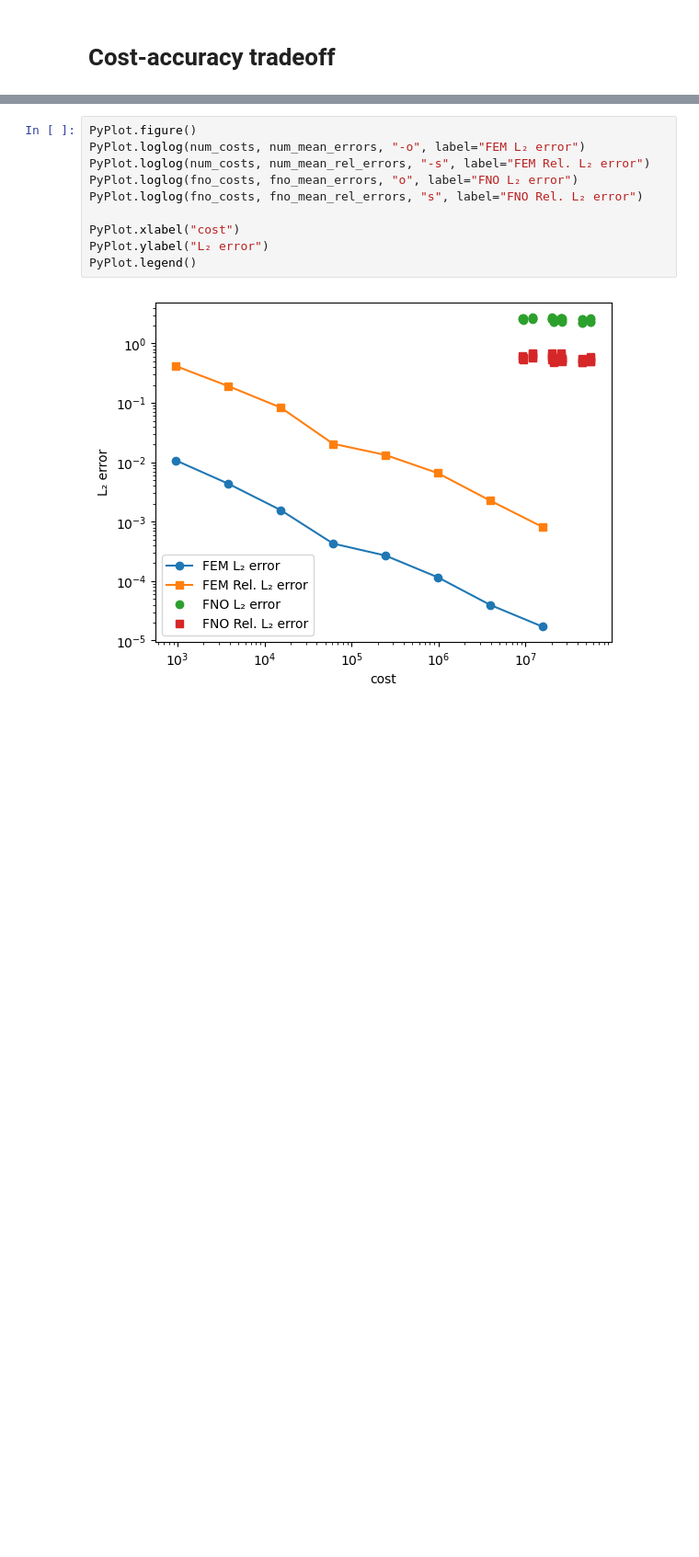
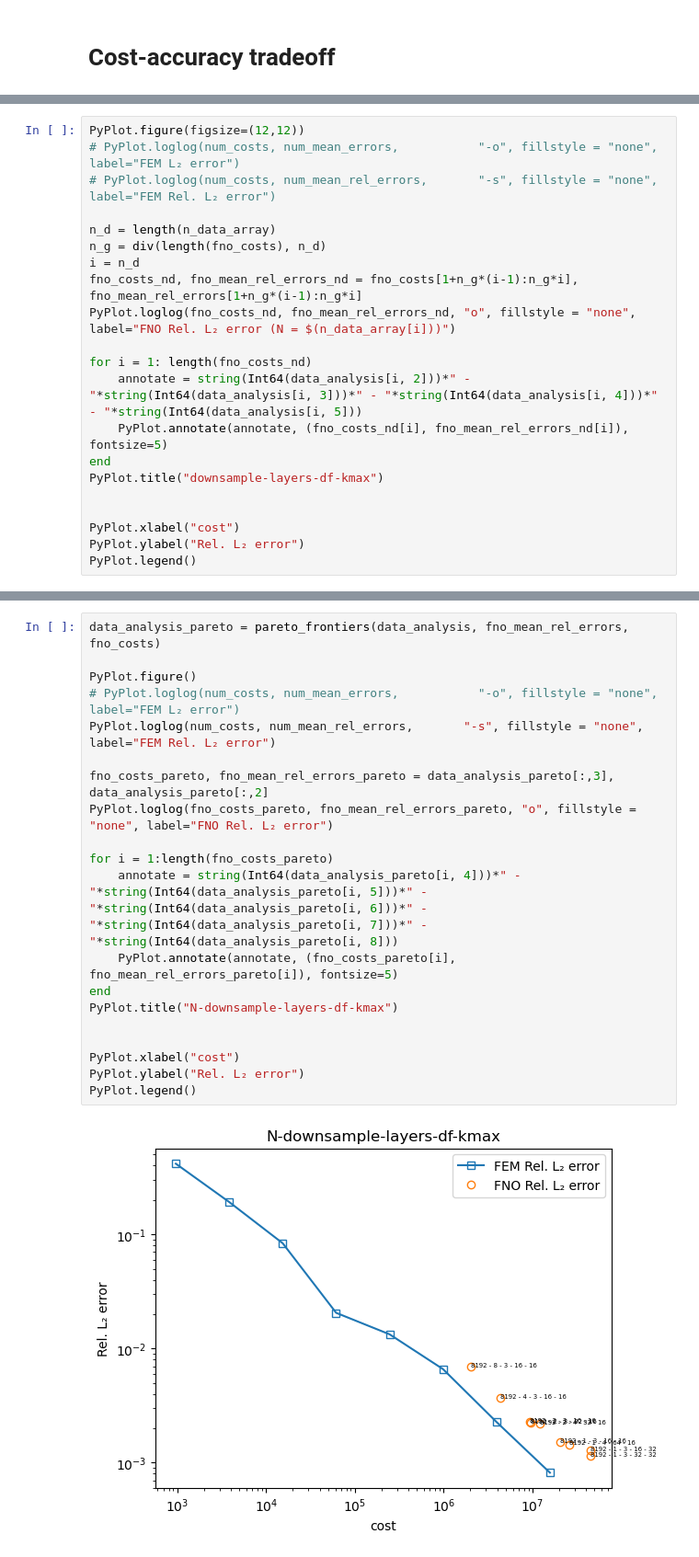
Before and after one commit to PKU-CMEGroup/NeuralOperator, a Jupyter notebook: eq1d/eq1d_na.ipynb, the cells around one changed output, grey strips where cells are left out. Shown at 92% size. Saved outputs shown, nothing was run; the diff lists cells and outputs as text; blank space fills up the shorter version.

```diff
--- a/eq1d/eq1d_na.ipynb
+++ b/eq1d/eq1d_na.ipynb
@@ -205,0 +698,21 @@ fno_costs = data_analysis[:, end];
+# %%
+PyPlot.figure(figsize=(12,12))
+# PyPlot.loglog(num_costs, num_mean_errors,           "-o", fillstyle = "none", label="FEM L₂ error")
+# PyPlot.loglog(num_costs, num_mean_rel_errors,       "-s", fillstyle = "none", label="FEM Rel. L₂ error")
+
+n_d = length(n_data_array)
+n_g = div(length(fno_costs), n_d)
+i = n_d
+fno_costs_nd, fno_mean_rel_errors_nd = fno_costs[1+n_g*(i-1):n_g*i], fno_mean_rel_errors[1+n_g*(i-1):n_g*i]
+PyPlot.loglog(fno_costs_nd, fno_mean_rel_errors_nd, "o", fillstyle = "none", label="FNO Rel. L₂ error (N = $(n_data_array[i]))")
+
+for i = 1: length(fno_costs_nd)
+    annotate = string(Int64(data_analysis[i, 2]))*" - "*string(Int64(data_analysis[i, 3]))*" - "*string(Int64(data_analysis[i, 4]))*" - "*string(Int64(data_analysis[i, 5]))
+    PyPlot.annotate(annotate, (fno_costs_nd[i], fno_mean_rel_errors_nd[i]), fontsize=5)
+end
+PyPlot.title("downsample-layers-df-kmax")
+
+
+PyPlot.xlabel("cost")
+PyPlot.ylabel("Rel. L₂ error")
+PyPlot.legend()
@@ -206,13 +732,23 @@ fno_costs = data_analysis[:, end];
 # %%
+data_analysis_pareto = pareto_frontiers(data_analysis, fno_mean_rel_errors, fno_costs)
+
 PyPlot.figure()
-PyPlot.loglog(num_costs, num_mean_errors, "-o", label="FEM L₂ error")
-PyPlot.loglog(num_costs, num_mean_rel_errors, "-s", label="FEM Rel. L₂ error")
-PyPlot.loglog(fno_costs, fno_mean_errors, "o", label="FNO L₂ error")
-PyPlot.loglog(fno_costs, fno_mean_rel_errors, "s", label="FNO Rel. L₂ error")
+# PyPlot.loglog(num_costs, num_mean_errors,           "-o", fillstyle = "none", label="FEM L₂ error")
+PyPlot.loglog(num_costs, num_mean_rel_errors,       "-s", fillstyle = "none", label="FEM Rel. L₂ error")
+
+fno_costs_pareto, fno_mean_rel_errors_pareto = data_analysis_pareto[:,3], data_analysis_pareto[:,2]
+PyPlot.loglog(fno_costs_pareto, fno_mean_rel_errors_pareto, "o", fillstyle = "none", label="FNO Rel. L₂ error")
+
+for i = 1:length(fno_costs_pareto)
+    annotate = string(Int64(data_analysis_pareto[i, 4]))*" - "*string(Int64(data_analysis_pareto[i, 5]))*" - "*string(Int64(data_analysis_pareto[i, 6]))*" - "*string(Int64(data_analysis_pareto[i, 7]))*" - "*string(Int64(data_analysis_pareto[i, 8]))
+    PyPlot.annotate(annotate, (fno_costs_pareto[i], fno_mean_rel_errors_pareto[i]), fontsize=5)
+end
+PyPlot.title("N-downsample-layers-df-kmax")
+
 
 PyPlot.xlabel("cost")
-PyPlot.ylabel("L₂ error")
+PyPlot.ylabel("Rel. L₂ error")
 PyPlot.legend()
 # %% [output]
-[figure, old version]
+[figure, new version]
 PyObject <matplotlib.legend.Legend object at 0x...>
```
Also changed, not shown: parts of 20 cells of this notebook, 6 other files.
